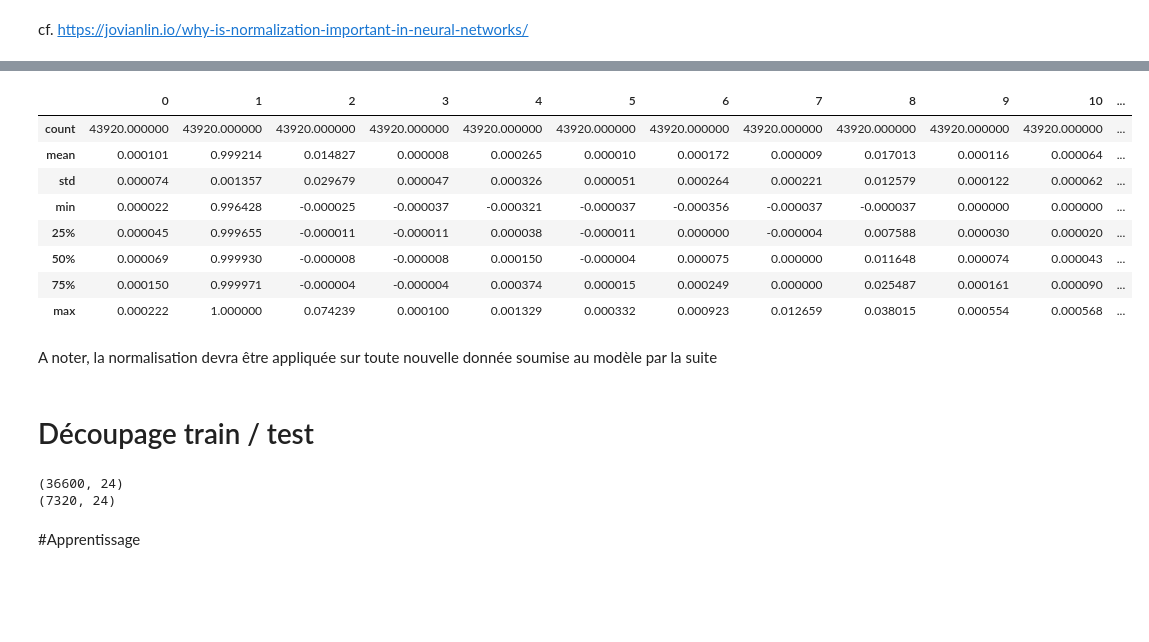
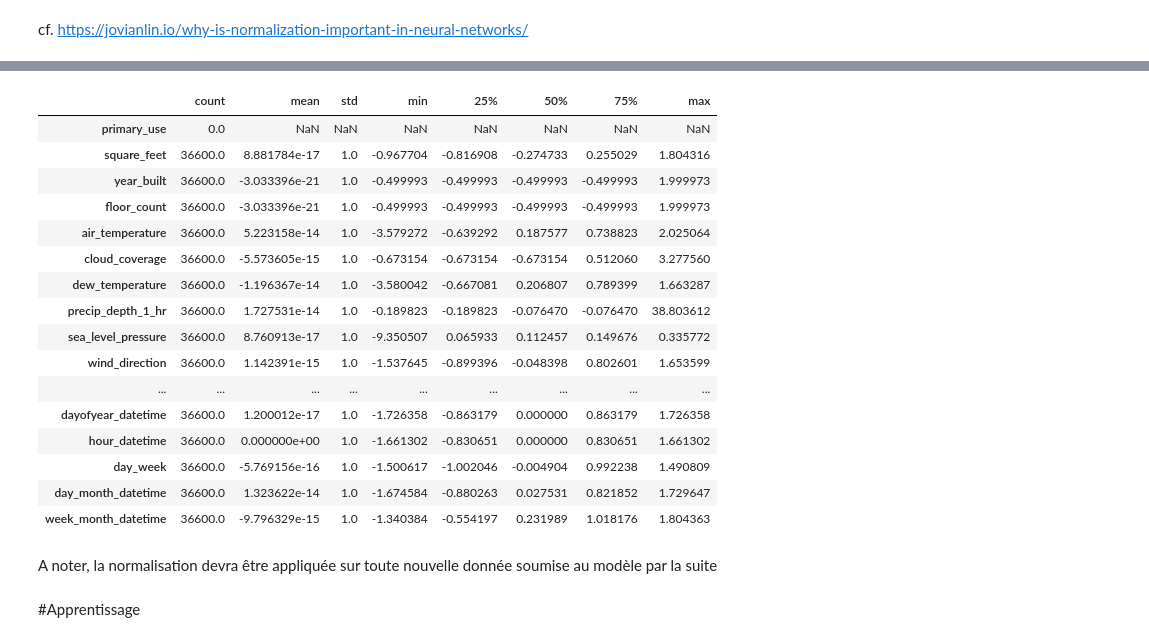
Before and after one commit to jfvandem/dev_test_days, a Jupyter notebook: intro_deep_learning.ipynb, the cells around one changed output, grey strips where cells are left out. Saved outputs shown, nothing was run; the diff lists cells and outputs as text; code cells hidden in the pictures; blank space fills up the shorter version.

```diff
--- a/intro_deep_learning.ipynb
+++ b/intro_deep_learning.ipynb
@@ -290,0 +283,4 @@ X_normalized=normalizer.fit_transform(X)
+# %%
+train_stats = train_df[feature_cols].describe()
+train_stats = train_stats.transpose()
+train_stats
@@ -291,36 +305,37 @@ X_normalized=normalizer.fit_transform(X)
+# %%
+def norm(x):
+  return (x - train_stats['mean']) / train_stats['std']
+
+X_train=train_df[feature_cols]
+y_train=train_df[target_col]
+
+X_test=test_df[feature_cols]
+y_test=test_df[target_col]
+
+X_train_norm=norm(X_train)
+X_test_norm=norm(X_test)
 # %%
-pd.DataFrame(X_normalized).describe()
+pd.DataFrame(X_train_norm).describe().transpose()
 # %% [output]
-|  | 0 | 1 | 2 | 3 | 4 | 5 | 6 | 7 | 8 | 9 | 10 | ... |
-| count | 43920.000000 | 43920.000000 | 43920.000000 | 43920.000000 | 43920.000000 | 43920.000000 | 43920.000000 | 43920.000000 | 43920.000000 | 43920.000000 | 43920.000000 | ... |
-| mean | 0.000101 | 0.999214 | 0.014827 | 0.000008 | 0.000265 | 0.000010 | 0.000172 | 0.000009 | 0.017013 | 0.000116 | 0.000064 | ... |
-| std | 0.000074 | 0.001357 | 0.029679 | 0.000047 | 0.000326 | 0.000051 | 0.000264 | 0.000221 | 0.012579 | 0.000122 | 0.000062 | ... |
-| min | 0.000022 | 0.996428 | -0.000025 | -0.000037 | -0.000321 | -0.000037 | -0.000356 | -0.000037 | -0.000037 | 0.000000 | 0.000000 | ... |
-| 25% | 0.000045 | 0.999655 | -0.000011 | -0.000011 | 0.000038 | -0.000011 | 0.000000 | -0.000004 | 0.007588 | 0.000030 | 0.000020 | ... |
-| 50% | 0.000069 | 0.999930 | -0.000008 | -0.000008 | 0.000150 | -0.000004 | 0.000075 | 0.000000 | 0.011648 | 0.000074 | 0.000043 | ... |
-| 75% | 0.000150 | 0.999971 | -0.000004 | -0.000004 | 0.000374 | 0.000015 | 0.000249 | 0.000000 | 0.025487 | 0.000161 | 0.000090 | ... |
-| max | 0.000222 | 1.000000 | 0.074239 | 0.000100 | 0.001329 | 0.000332 | 0.000923 | 0.012659 | 0.038015 | 0.000554 | 0.000568 | ... |
+|  | count | mean | std | min | 25% | 50% | 75% | max |
+| primary_use | 0.0 | NaN | NaN | NaN | NaN | NaN | NaN | NaN |
+| square_feet | 36600.0 | 8.881784e-17 | 1.0 | -0.967704 | -0.816908 | -0.274733 | 0.255029 | 1.804316 |
+| year_built | 36600.0 | -3.033396e-21 | 1.0 | -0.499993 | -0.499993 | -0.499993 | -0.499993 | 1.999973 |
+| floor_count | 36600.0 | -3.033396e-21 | 1.0 | -0.499993 | -0.499993 | -0.499993 | -0.499993 | 1.999973 |
+| air_temperature | 36600.0 | 5.223158e-14 | 1.0 | -3.579272 | -0.639292 | 0.187577 | 0.738823 | 2.025064 |
+| cloud_coverage | 36600.0 | -5.573605e-15 | 1.0 | -0.673154 | -0.673154 | -0.673154 | 0.512060 | 3.277560 |
+| dew_temperature | 36600.0 | -1.196367e-14 | 1.0 | -3.580042 | -0.667081 | 0.206807 | 0.789399 | 1.663287 |
+| precip_depth_1_hr | 36600.0 | 1.727531e-14 | 1.0 | -0.189823 | -0.189823 | -0.076470 | -0.076470 | 38.803612 |
+| sea_level_pressure | 36600.0 | 8.760913e-17 | 1.0 | -9.350507 | 0.065933 | 0.112457 | 0.149676 | 0.335772 |
+| wind_direction | 36600.0 | 1.142391e-15 | 1.0 | -1.537645 | -0.899396 | -0.048398 | 0.802601 | 1.653599 |
+| ... | ... | ... | ... | ... | ... | ... | ... | ... |
+| dayofyear_datetime | 36600.0 | 1.200012e-17 | 1.0 | -1.726358 | -0.863179 | 0.000000 | 0.863179 | 1.726358 |
+| hour_datetime | 36600.0 | 0.000000e+00 | 1.0 | -1.661302 | -0.830651 | 0.000000 | 0.830651 | 1.661302 |
+| day_week | 36600.0 | -5.769156e-16 | 1.0 | -1.500617 | -1.002046 | -0.004904 | 0.992238 | 1.490809 |
+| day_month_datetime | 36600.0 | 1.323622e-14 | 1.0 | -1.674584 | -0.880263 | 0.027531 | 0.821852 | 1.729647 |
+| week_month_datetime | 36600.0 | -9.796329e-15 | 1.0 | -1.340384 | -0.554197 | 0.231989 | 1.018176 | 1.804363 |
 # %% [markdown]
 A noter, la normalisation devra être appliquée sur toute nouvelle donnée soumise au modèle par la suite
-# %% [markdown]
-# Découpage train / test
-# %%
-train_df=df[df['timestamp'].dt.month<11]
-test_df=df[df['timestamp'].dt.month>=11]
-
-X_train=train_df[feature_cols]
-y_train=train_df[target_col]
-y_train=np.asarray(y_train)
-
-X_test=test_df[feature_cols]
-y_test=test_df[target_col]
-y_test=np.asarray(y_test)
-
-print(train_df.shape)
-print(test_df.shape)
-# %% [output]
-(36600, 24)
-(7320, 24)
 # %% [markdown]
 #Apprentissage
 # %%
```
Also changed, not shown: parts of 13 cells of this notebook.
